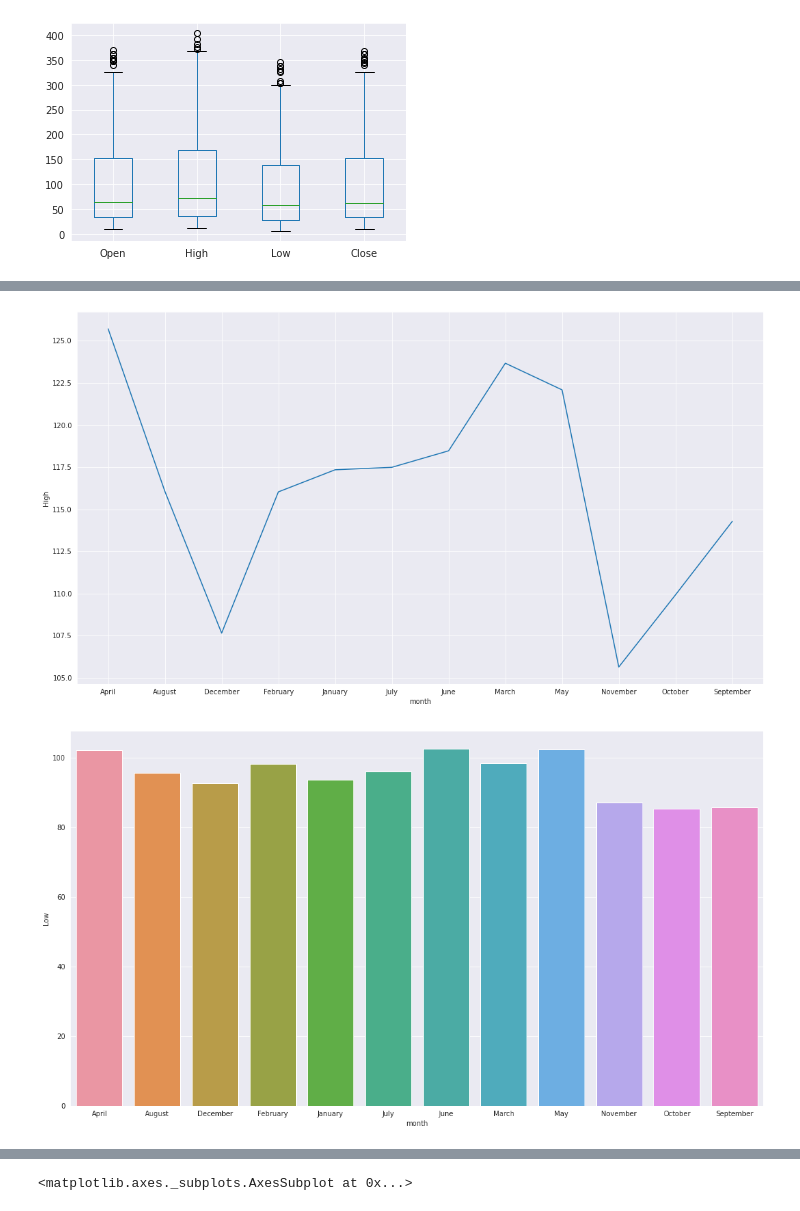
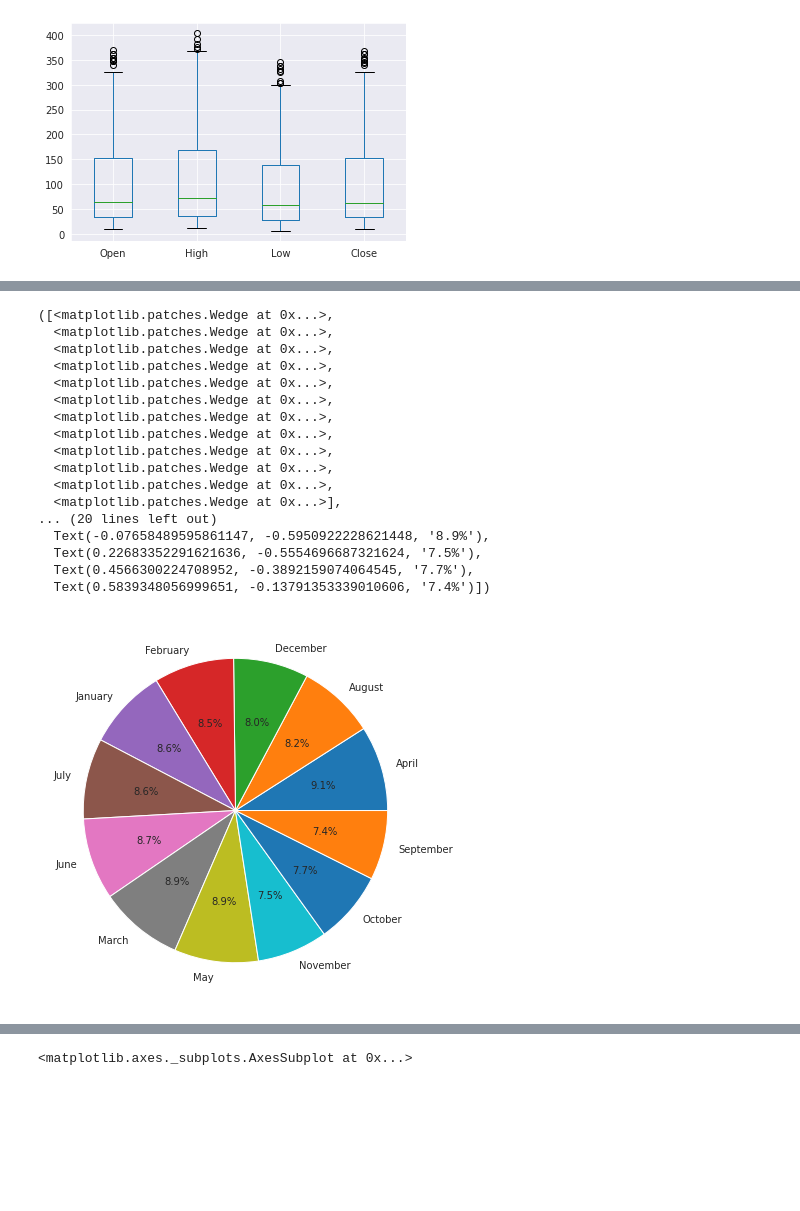
Before and after one commit to shivankb/Yes-Bank-Stock-Closing-Price-Prediction, a Jupyter notebook: yes_bank_stock_closing_price_prediction_ipynb.ipynb, the cells around one changed output, grey strips where cells are left out. Saved outputs shown, nothing was run; the diff lists cells and outputs as text; code cells hidden in the pictures; blank space fills up the shorter version.

```diff
--- a/yes_bank_stock_closing_price_prediction_ipynb.ipynb
+++ b/yes_bank_stock_closing_price_prediction_ipynb.ipynb
@@ -186,0 +255,4 @@ df= yesbank_df.copy()
+# %%
+# Stocks closing mean price as on month
+month_vs_close=df.groupby(['month'])["Close"].mean().reset_index()
+month_vs_close
@@ -196,18 +333,23 @@ plt.show()
-# %%
-# Month vs High
-
-monthvshigh=df.groupby(['month'])['High'].mean().reset_index()
-plt.figure(figsize=(18,10))
-x= sns.lineplot(x = 'month',y = 'High', data = monthvshigh)
-plt.show()
-# %% [output]
-[figure, removed]
-# %%
-# Month vs Low
-
-monthvslow=df.groupby(['month'])['Low'].mean().reset_index()
-plt.figure(figsize=(18,10))
-x= sns.barplot(x = 'month',y = 'Low', data = monthvslow)
-plt.show()
-# %% [output]
-[figure, removed]
+# %%
+# Chart - 4 Close mean share with pie
+plt.figure(figsize=(7,7))
+plt.pie(list(month_vs_close['Close']),labels=list(month_vs_close['month'].value_counts().keys()),autopct='%0.1f%%')
+# %% [output]
+([<matplotlib.patches.Wedge at 0x...>,
+  <matplotlib.patches.Wedge at 0x...>,
+  <matplotlib.patches.Wedge at 0x...>,
+  <matplotlib.patches.Wedge at 0x...>,
+  <matplotlib.patches.Wedge at 0x...>,
+  <matplotlib.patches.Wedge at 0x...>,
+  <matplotlib.patches.Wedge at 0x...>,
+  <matplotlib.patches.Wedge at 0x...>,
+  <matplotlib.patches.Wedge at 0x...>,
+  <matplotlib.patches.Wedge at 0x...>,
+  <matplotlib.patches.Wedge at 0x...>,
+  <matplotlib.patches.Wedge at 0x...>],
+... (20 lines left out)
+  Text(-0.07658489595861147, -0.5950922228621448, '8.9%'),
+  Text(0.22683352291621636, -0.5554696687321624, '7.5%'),
+  Text(0.4566300224708952, -0.3892159074064545, '7.7%'),
+  Text(0.5839348056999651, -0.13791353339010606, '7.4%')])
+[figure, added]
```
Also changed, not shown: parts of 25 cells of this notebook.
